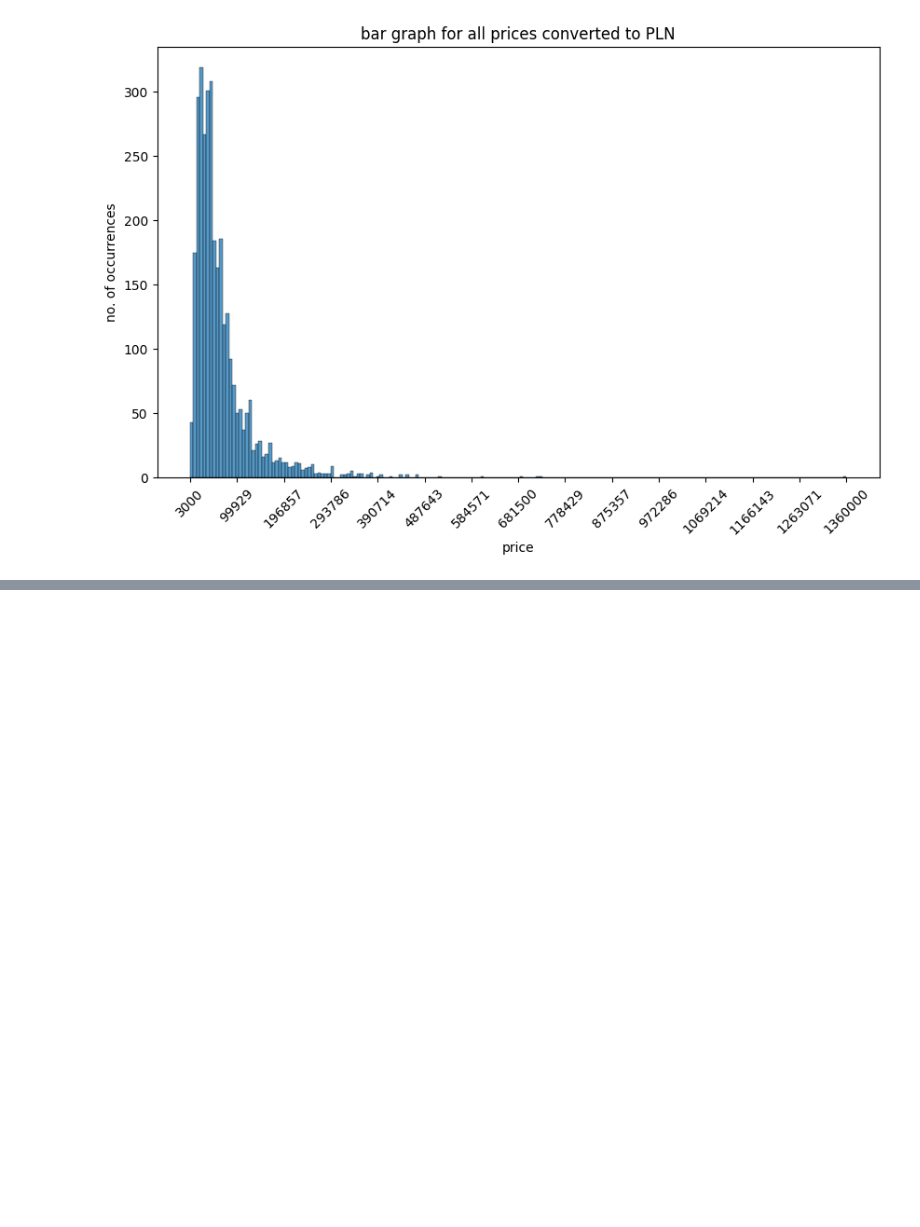
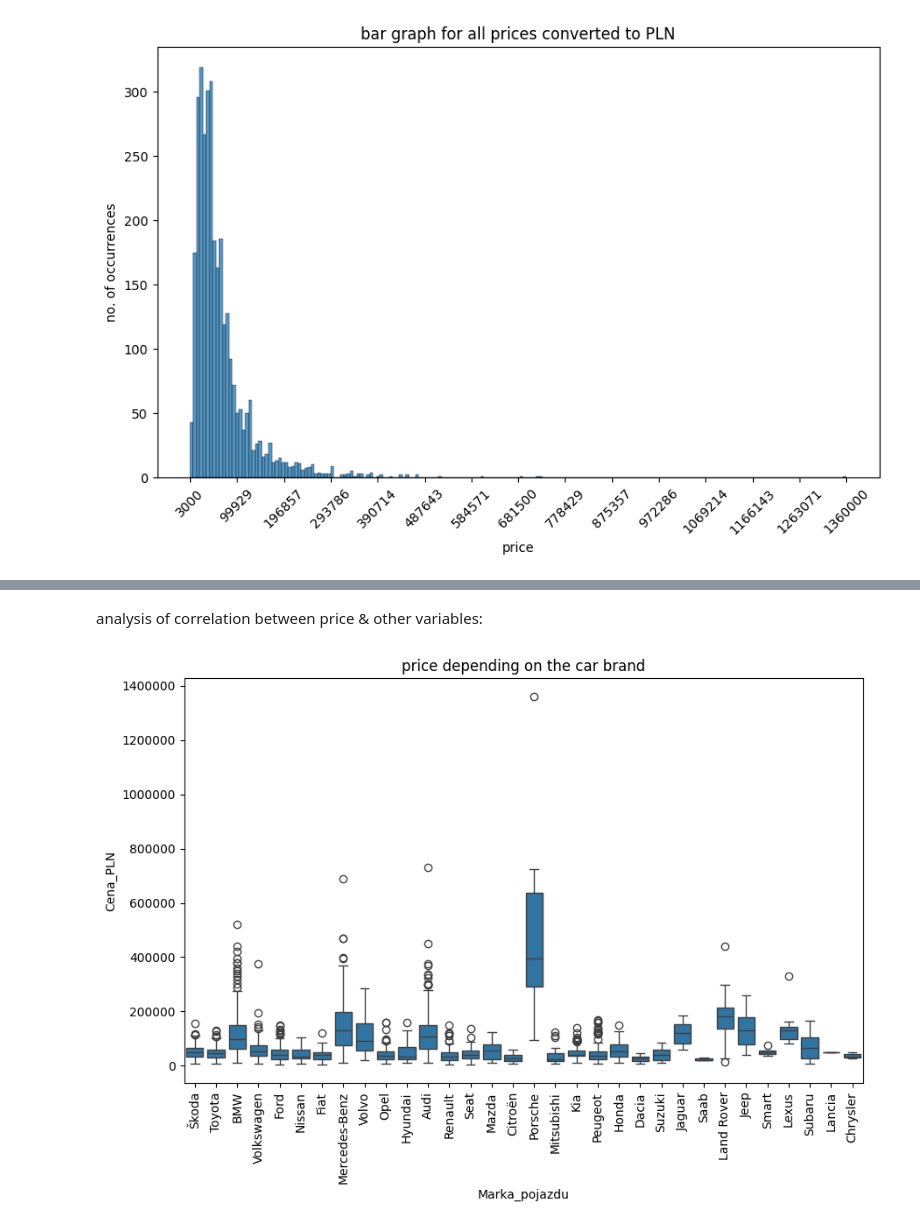
Before and after one commit to sowinskv/DSC_competition, a Jupyter notebook: notebooks/EDA.ipynb, the cells around one changed output, grey strips where cells are left out. Drawn from its saved outputs; the diff is of its cells as text; code cells hidden in the pictures; blank space fills up the shorter version.

```diff
--- a/notebooks/EDA.ipynb
+++ b/notebooks/EDA.ipynb
@@ -139,0 +167,12 @@ Name: count, Length: 1152, dtype: int64
+# %% [markdown]
+analysis of correlation between price & other variables:
+# %%
+# car brand boxplot
+plt.figure(figsize=(10, 6))
+sns.boxplot(data=df, x='Marka_pojazdu', y='Cena_PLN')
+plt.title('price depending on the car brand')
+plt.ticklabel_format(style='plain', axis='y')
+plt.xticks(rotation=90)
+plt.show()
+# %% [output]
+[figure, added]
```
Also changed, not shown: parts of 10 cells of this notebook.
